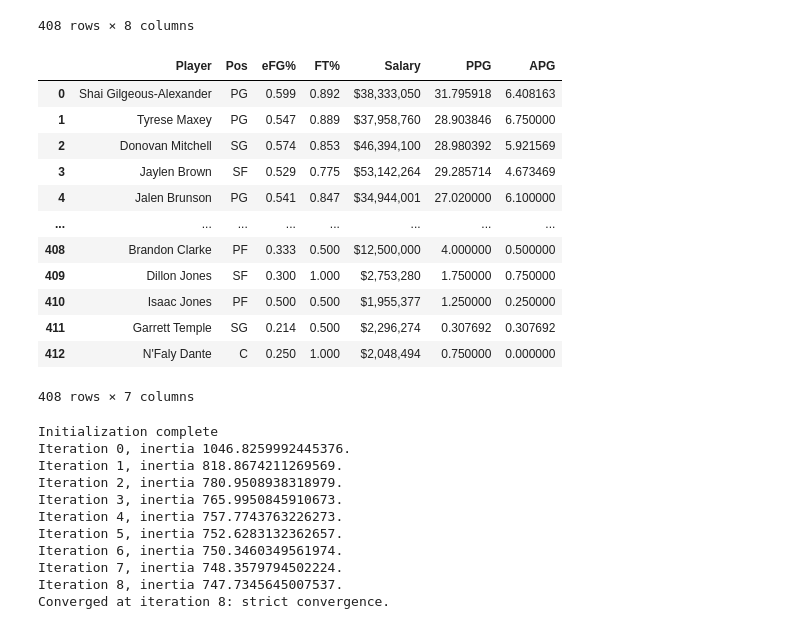
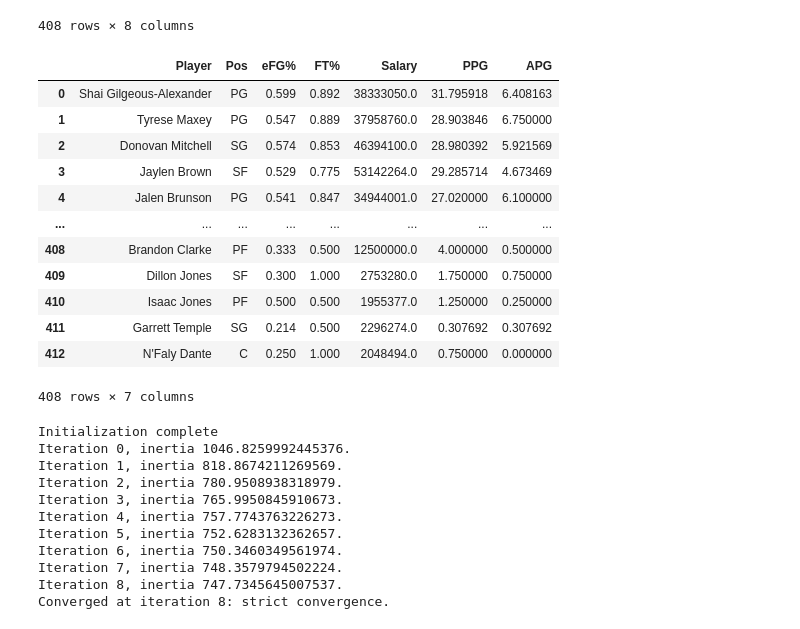
Before and after one commit to nhorton06/week_6, a Jupyter notebook: Lab-Clustering.ipynb, the cells around one changed output. Cells and saved outputs as stored; diff of their text form; code cells hidden in the pictures.

```diff
--- a/Lab-Clustering.ipynb
+++ b/Lab-Clustering.ipynb
@@ -79,27 +79,28 @@ df
 # %%
 # Slightly alter some columns for use
 
 df['PPG'] = df['PTS'] / df['G'] # make these standardized to the amount of games to make comparison fair since obviously more playtime leads to more points and assists (usually)
 df['APG'] = df['AST'] / df['G']
 
 df = df.drop(columns = ['PTS', 'AST', 'G']) # don't need these anymore, so get rid of them
 
 df = df.rename(columns = {'2025-26': 'Salary'}) # purely for convenience because typing out 2025-26 is more annoying than just salary
+df['Salary'] = df['Salary'].replace('[\$,]', '', regex = True).astype(float) # adjusts salary to be a proper float without $ and commas, courtesy of https://stackoverflow.com/questions/32464280/how-to-convert-currency-column-with-and-to-numbers
 
 df
 # %% [output]
 |  | Player | Pos | eFG% | FT% | Salary | PPG | APG |
-| 0 | Shai Gilgeous-Alexander | PG | 0.599 | 0.892 | $38,333,050 | 31.795918 | 6.408163 |
-| 1 | Tyrese Maxey | PG | 0.547 | 0.889 | $37,958,760 | 28.903846 | 6.750000 |
-| 2 | Donovan Mitchell | SG | 0.574 | 0.853 | $46,394,100 | 28.980392 | 5.921569 |
-| 3 | Jaylen Brown | SF | 0.529 | 0.775 | $53,142,264 | 29.285714 | 4.673469 |
-| 4 | Jalen Brunson | PG | 0.541 | 0.847 | $34,944,001 | 27.020000 | 6.100000 |
+| 0 | Shai Gilgeous-Alexander | PG | 0.599 | 0.892 | 38333050.0 | 31.795918 | 6.408163 |
+| 1 | Tyrese Maxey | PG | 0.547 | 0.889 | 37958760.0 | 28.903846 | 6.750000 |
+| 2 | Donovan Mitchell | SG | 0.574 | 0.853 | 46394100.0 | 28.980392 | 5.921569 |
+| 3 | Jaylen Brown | SF | 0.529 | 0.775 | 53142264.0 | 29.285714 | 4.673469 |
+| 4 | Jalen Brunson | PG | 0.541 | 0.847 | 34944001.0 | 27.020000 | 6.100000 |
 | ... | ... | ... | ... | ... | ... | ... | ... |
-| 408 | Brandon Clarke | PF | 0.333 | 0.500 | $12,500,000 | 4.000000 | 0.500000 |
-| 409 | Dillon Jones | SF | 0.300 | 1.000 | $2,753,280 | 1.750000 | 0.750000 |
-| 410 | Isaac Jones | PF | 0.500 | 0.500 | $1,955,377 | 1.250000 | 0.250000 |
-| 411 | Garrett Temple | SG | 0.214 | 0.500 | $2,296,274 | 0.307692 | 0.307692 |
-| 412 | N'Faly Dante | C | 0.250 | 1.000 | $2,048,494 | 0.750000 | 0.000000 |
+| 408 | Brandon Clarke | PF | 0.333 | 0.500 | 12500000.0 | 4.000000 | 0.500000 |
+| 409 | Dillon Jones | SF | 0.300 | 1.000 | 2753280.0 | 1.750000 | 0.750000 |
+| 410 | Isaac Jones | PF | 0.500 | 0.500 | 1955377.0 | 1.250000 | 0.250000 |
+| 411 | Garrett Temple | SG | 0.214 | 0.500 | 2296274.0 | 0.307692 | 0.307692 |
+| 412 | N'Faly Dante | C | 0.250 | 1.000 | 2048494.0 | 0.750000 | 0.000000 |
 408 rows × 7 columns
 # %%
 # Scaling
```
Also changed, not shown: parts of 2 cells of this notebook, 1 other file.
